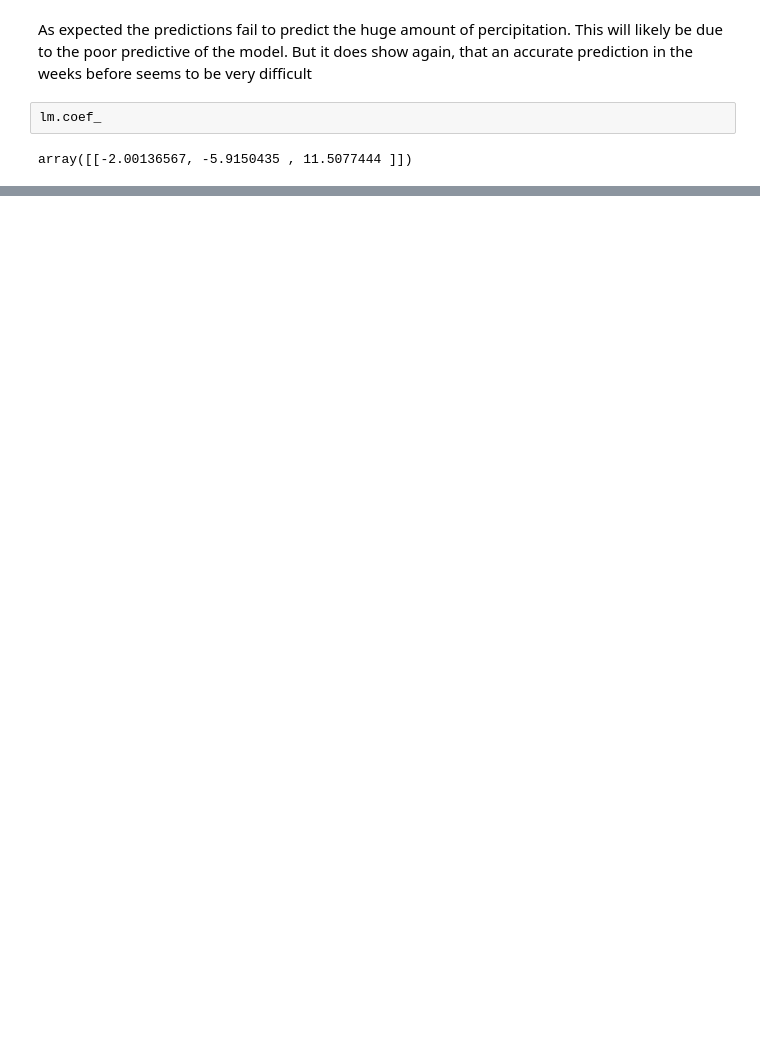
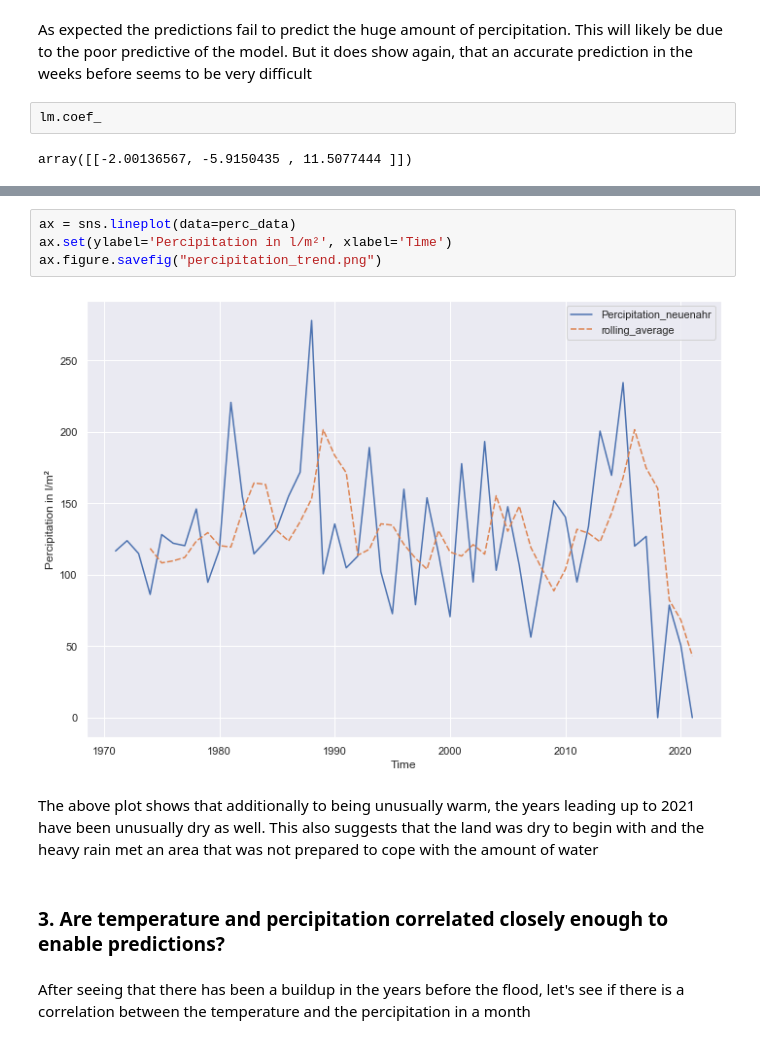
Before and after one commit to niklas-hennig/WeatherToFlood, a Jupyter notebook: WeatherDataAnalysis.ipynb, the cells around one changed output, grey strips where cells are left out. Saved outputs shown, nothing was run; the diff lists cells and outputs as text; blank space fills up the shorter version.

```diff
--- a/WeatherDataAnalysis.ipynb
+++ b/WeatherDataAnalysis.ipynb
@@ -247,0 +228,12 @@ array([[-2.00136567, -5.9150435 , 11.5077444 ]])
+# %%
+ax = sns.lineplot(data=perc_data)
+ax.set(ylabel='Percipitation in l/m²', xlabel='Time')
+ax.figure.savefig("percipitation_trend.png")
+# %% [output]
+[figure, added]
+# %% [markdown]
+The above plot shows that additionally to being unusually warm, the years leading up to 2021 have been unusually dry as well. This also suggests that the land was dry to begin with and the heavy rain met an area that was not prepared to cope with the amount of water
+# %% [markdown]
+### 3. Are temperature and percipitation correlated closely enough to enable predictions?
+# %% [markdown]
+After seeing that there has been a buildup in the years before the flood, let's see if there is a correlation between the temperature and the percipitation in a month
```
Also changed, not shown: parts of 51 cells of this notebook.
